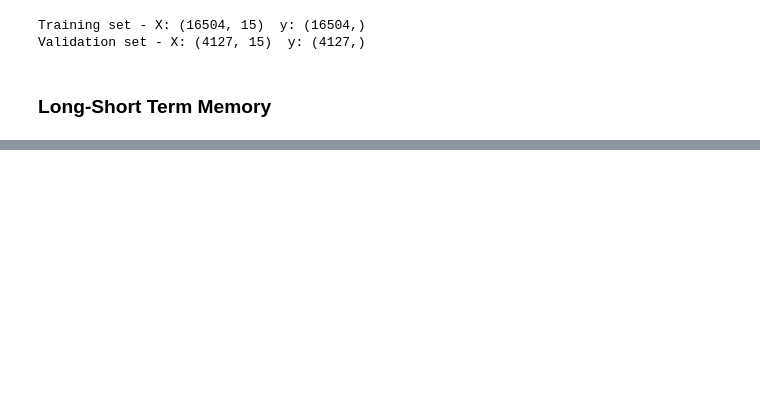
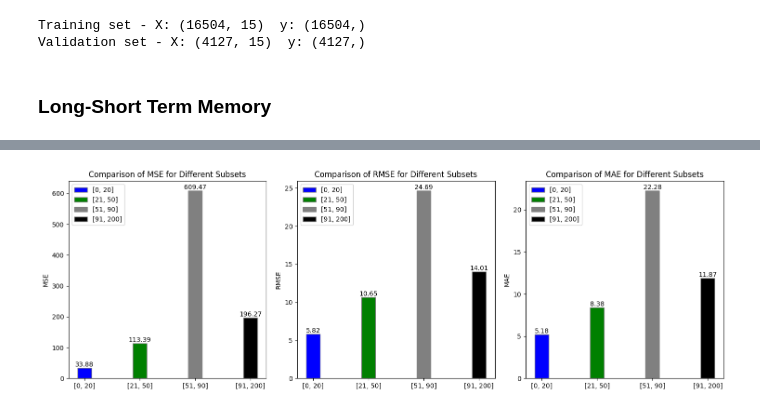
Before and after one commit to SarantisPapachrist/Diploma-Thesis, a Jupyter notebook: Turbofan_Jet_Engine/Long_Short_Term_Memory.ipynb, the cells around one changed output, grey strips where cells are left out. Drawn from its saved outputs; the diff is of its cells as text; code cells hidden in the pictures; blank space fills up the shorter version.

```diff
--- a/Turbofan_Jet_Engine/Long_Short_Term_Memory.ipynb
+++ b/Turbofan_Jet_Engine/Long_Short_Term_Memory.ipynb
@@ -131,0 +585,57 @@ Stored 'r2' (float64)
+# %%
+import matplotlib.pyplot as plt
+import numpy as np
+from matplotlib.patches import Patch
+
+# Define metrics for each subset
+mse_values = [mse_test_nn_sub1, mse_test_nn_sub2, mse_test_nn_sub3, mse_test_nn_sub4]
+rmse_values = [rmse_test_nn_sub1, rmse_test_nn_sub2, rmse_test_nn_sub3, rmse_test_nn_sub4]
+mae_values = [mae_test_nn_sub1, mae_test_nn_sub2, mae_test_nn_sub3, mae_test_nn_sub4]
+
+subset_labels = ['[0, 20]', '[21, 50]', '[51, 90]', '[91, 200]']
+bar_width = 0.25
+
+r1 = np.arange(len(subset_labels))
+
+fig, (ax1, ax2, ax3) = plt.subplots(1, 3, figsize=(15, 5))
+
+# Plot MSE
+mse_bars = ax1.bar(r1, mse_values, color=['blue', 'green', 'grey', 'black'], width=bar_width, edgecolor='grey')
+for bar in mse_bars:
+    height = bar.get_height()
+    ax1.text(bar.get_x() + bar.get_width() / 2, height, '%.2f' % height, ha='center', va='bottom')
+ax1.set_ylabel('MSE')
+ax1.set_title('Comparison of MSE for Different Subsets')
+ax1.set_xticks(r1)
+ax1.set_xticklabels(subset_labels)
+
+# Plot RMSE
+rmse_bars = ax2.bar(r1, rmse_values, color=['blue', 'green', 'grey', 'black'], width=bar_width, edgecolor='grey')
+for bar in rmse_bars:
+    height = bar.get_height()
+    ax2.text(bar.get_x() + bar.get_width() / 2, height, '%.2f' % height, ha='center', va='bottom')
+ax2.set_ylabel('RMSE')
+ax2.set_title('Comparison of RMSE for Different Subsets')
+ax2.set_xticks(r1)
+ax2.set_xticklabels(subset_labels)
+
+# Plot MAE
+mae_bars = ax3.bar(r1, mae_values, color=['blue', 'green', 'grey', 'black'], width=bar_width, edgecolor='grey')
+for bar in mae_bars:
+    height = bar.get_height()
+    ax3.text(bar.get_x() + bar.get_width() / 2, height, '%.2f' % height, ha='center', va='bottom')
+ax3.set_ylabel('MAE')
+ax3.set_title('Comparison of MAE for Different Subsets')
+ax3.set_xticks(r1)
+ax3.set_xticklabels(subset_labels)
+
+legend_handles = [Patch(facecolor=color, edgecolor='grey', label=label) for color, label in zip(['blue', 'green', 'grey', 'black'], subset_labels)]
+
+ax1.legend(handles=legend_handles, loc='upper left')
+ax2.legend(handles=legend_handles, loc='upper left')
+ax3.legend(handles=legend_handles, loc='upper left')
+
+plt.tight_layout()
+plt.show()
+# %% [output]
+[figure, added]
```
Also changed, not shown: parts of 22 cells of this notebook.
